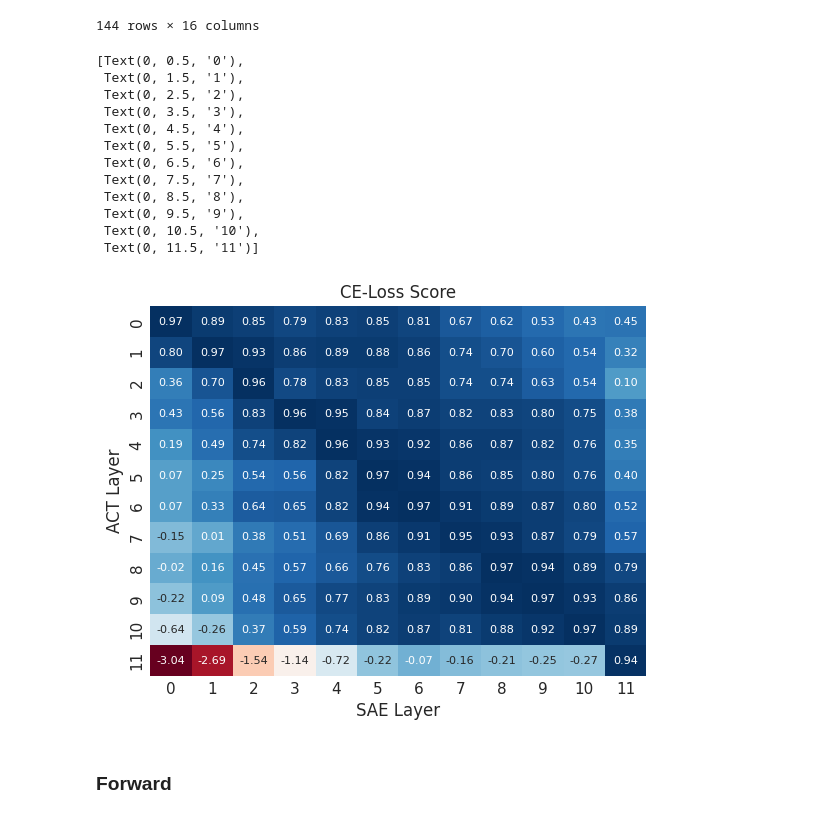
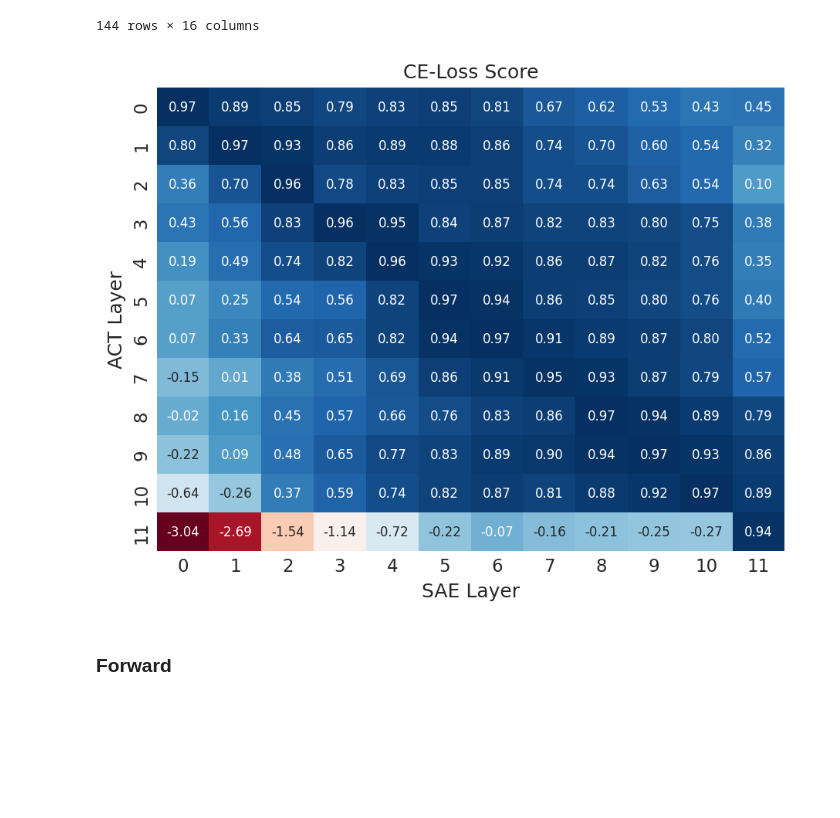
Before and after one commit to ghidav/sae-transfer-learning, a Jupyter notebook: paper_plot.ipynb, the cells around one changed output. Saved outputs shown, nothing was run; the diff lists cells and outputs as text; code cells hidden in the pictures; blank space fills up the shorter version.

```diff
--- a/paper_plot.ipynb
+++ b/paper_plot.ipynb
@@ -5,10 +5,12 @@ import matplotlib.pyplot as plt
 import numpy as np
 import pandas as pd
 import seaborn as sns
+
+IMG_PATH = '/workspace/sae-transfer-learning/imgs/'
 # %% [markdown]
 ### Baseline
 # %%
-baseline = pd.read_csv("/home/belerico/projects/sae-transfer-learning/eval/rs-post_all.csv")
+baseline = pd.read_csv("/workspace/sae-transfer-learning/eval/rs-post_all.csv")
 baseline.rename(columns={'Unnamed: 0':'L'}, inplace=True)
 baseline
 # %% [output]
@@ -47,36 +49,27 @@ baseline
 144 rows × 16 columns
 # %%
 # Use seaborn to plot a heatmap out of baseline[["ce_loss_score"]].to_numpy().reshape(12, 12)
+plt.figure(figsize=(7, 5.2), dpi=150)
 sns.set_theme()
 ax = sns.heatmap(
     baseline[["ce_loss_score"]].to_numpy().reshape(12, 12),
     annot=True,
     fmt=".2f",
     cmap="RdBu",
     annot_kws={"size": 8},
     # vmax=1,
     # vmin=-1,
     cbar=False
 )
 ax.set_title("CE-Loss Score")
 ax.set_ylabel("ACT Layer")
 ax.set_xlabel("SAE Layer")
 ax.set_xticklabels(np.arange(0, 12), va="center", ha="center")
 ax.set_yticklabels(np.arange(0, 12), va="center", ha="center")
+plt.savefig(IMG_PATH + "heatmap_ce_loss_score.png")
+plt.show()
 # %% [output]
-[Text(0, 0.5, '0'),
- Text(0, 1.5, '1'),
- Text(0, 2.5, '2'),
- Text(0, 3.5, '3'),
- Text(0, 4.5, '4'),
- Text(0, 5.5, '5'),
- Text(0, 6.5, '6'),
- Text(0, 7.5, '7'),
- Text(0, 8.5, '8'),
- Text(0, 9.5, '9'),
- Text(0, 10.5, '10'),
- Text(0, 11.5, '11')]
-[figure, old version]
+[figure, new version]
 # %%
 sns.set_theme()
 ax = sns.heatmap(
```
Also changed, not shown: parts of 7 cells of this notebook, 3 other files.
